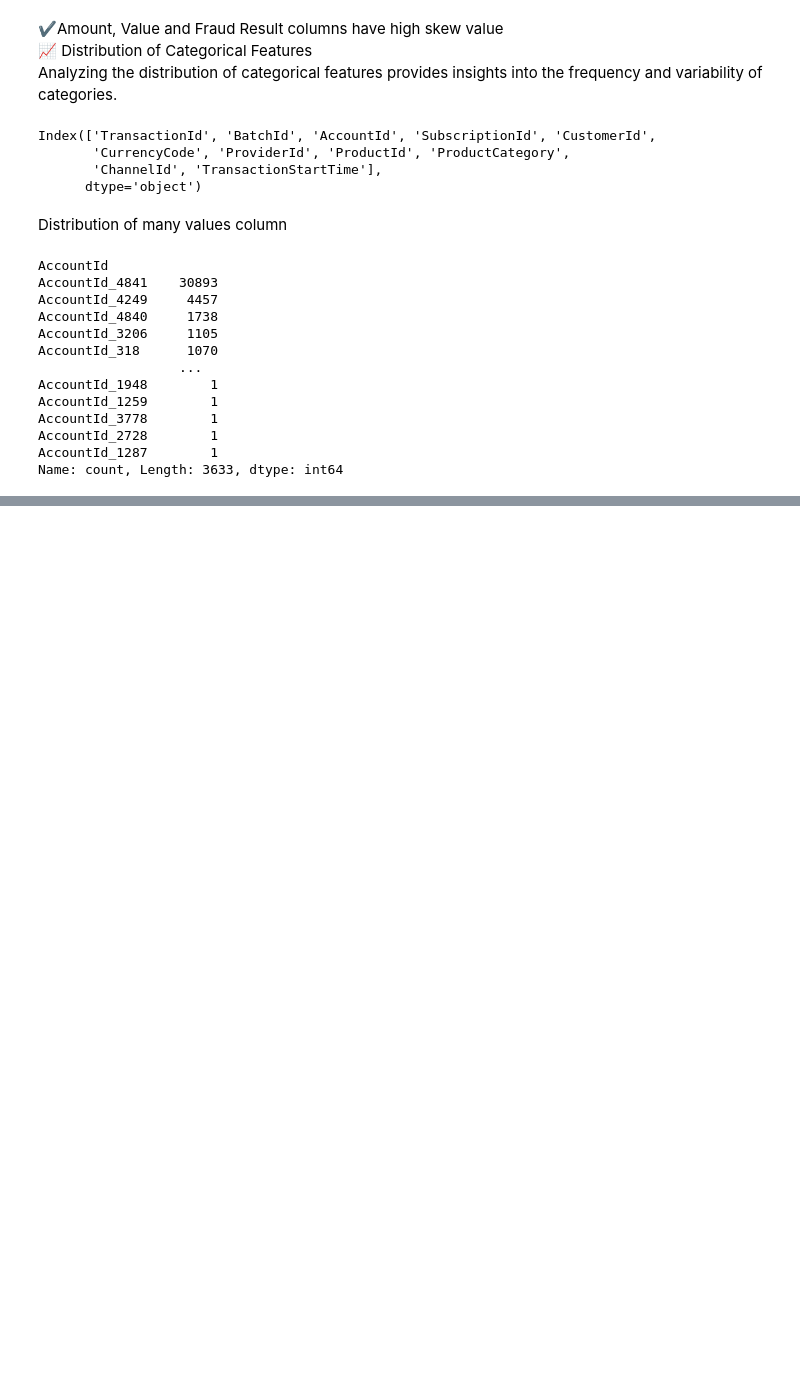
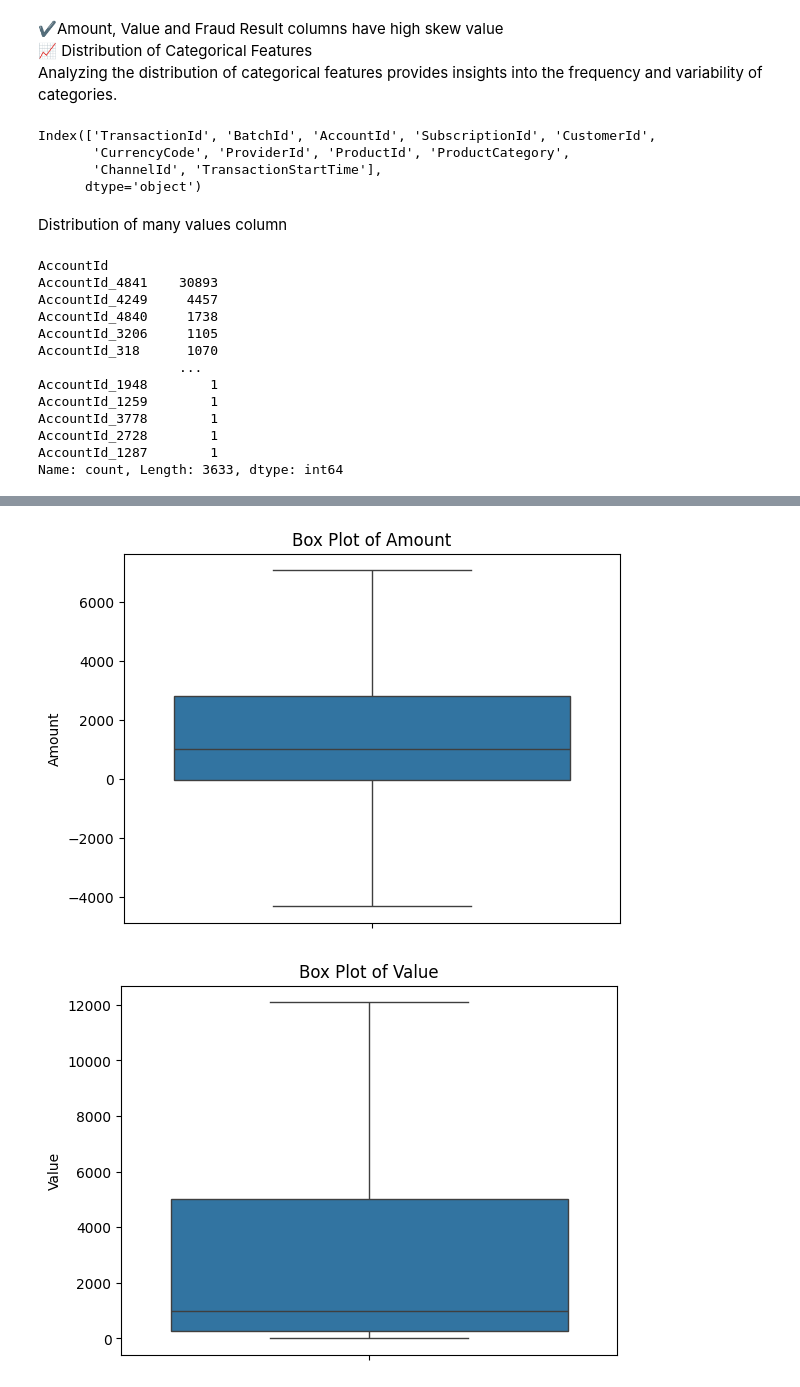
Before and after one commit to Ofgeha-Gelana/CreditScoreAI, a Jupyter notebook: notebooks/risk_analysis.ipynb, the cells around one changed output, grey strips where cells are left out. Drawn from its saved outputs; the diff is of its cells as text; code cells hidden in the pictures; blank space fills up the shorter version.

```diff
--- a/notebooks/risk_analysis.ipynb
+++ b/notebooks/risk_analysis.ipynb
@@ -177,0 +217,3 @@ Name: count, Length: 3633, dtype: int64
+# %%
+from scripts.creditRiskAnalysisImpl import remove_outliers_winsorization
+data=remove_outliers_winsorization(data, ['Amount','Value'])
@@ -177,0 +230,5 @@ Name: count, Length: 3633, dtype: int64
+# %%
+boxPlotForDetectOutliers(data,['Amount','Value'])
+# %% [output]
+[figure, added]
+[figure, added]
```
Also changed, not shown: parts of 9 cells of this notebook.
